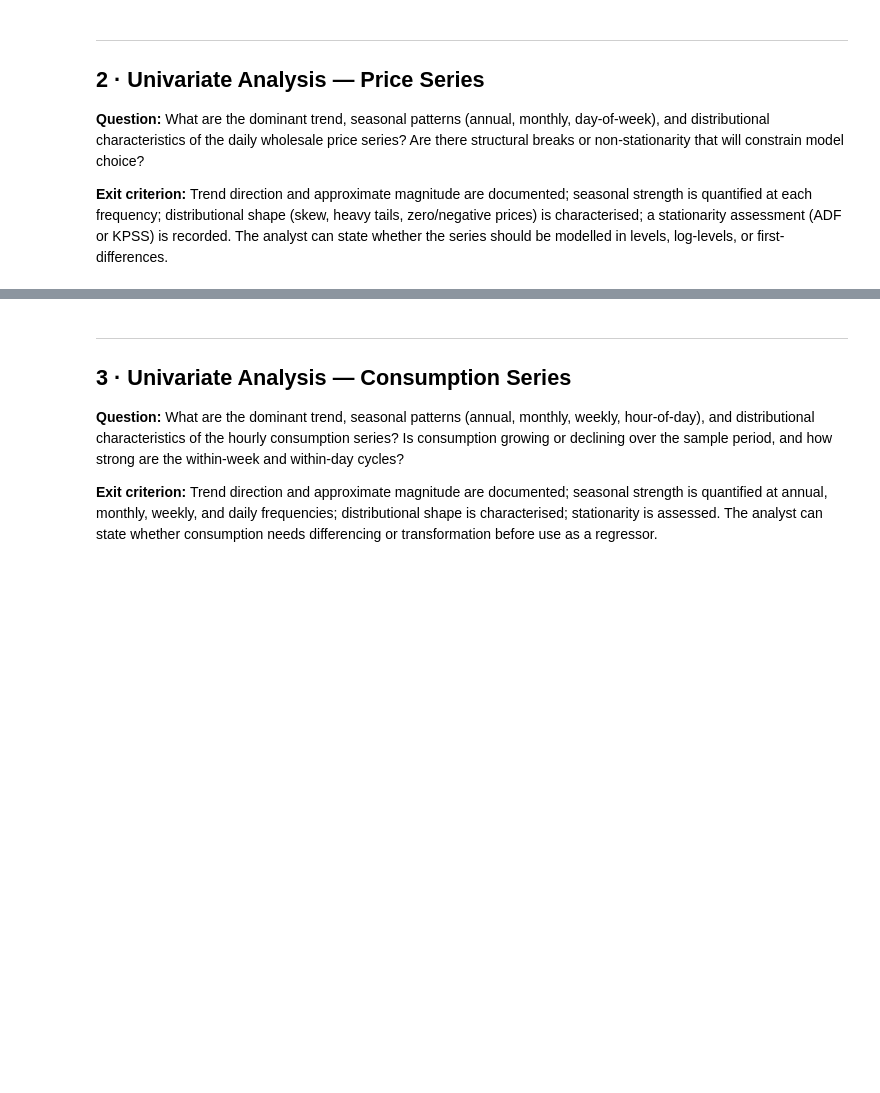
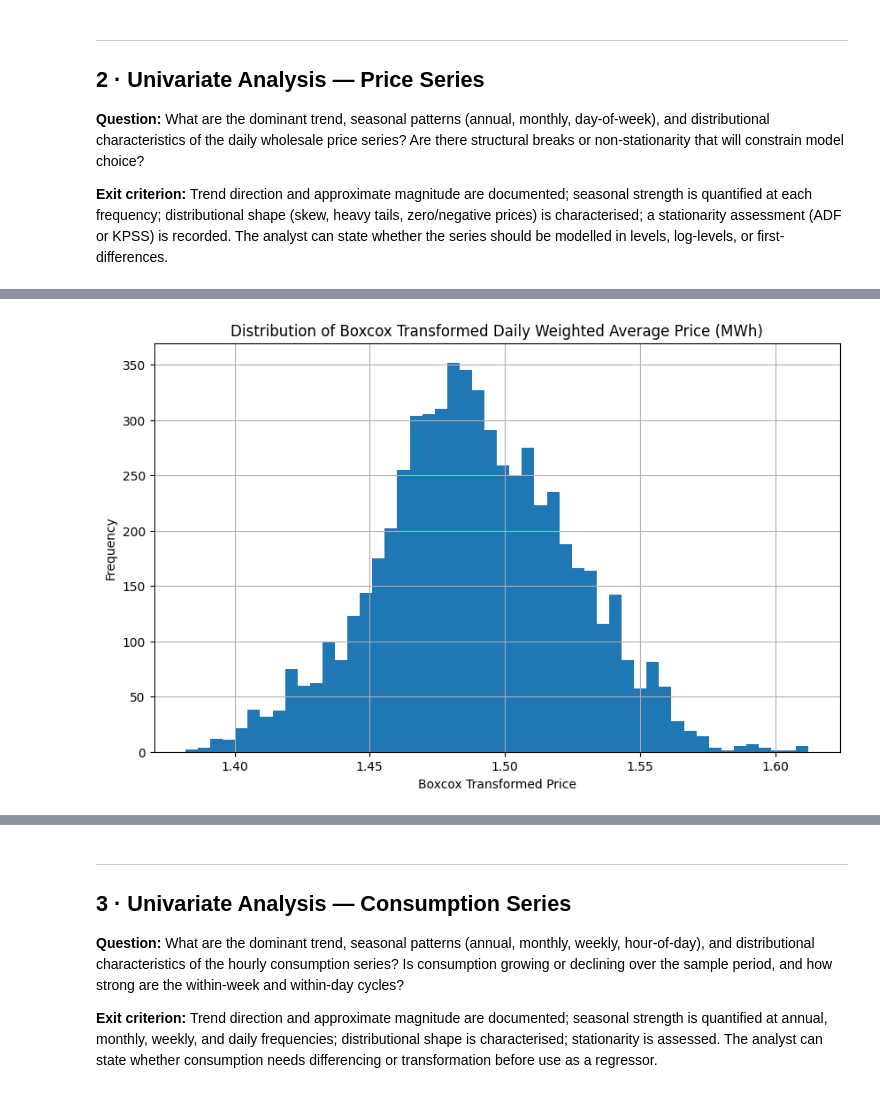
Before and after one commit to danmarktyson/pjm-energy-forecast-for-decisions, a Jupyter notebook: notebooks/01_eda.ipynb, the cells around one changed output, grey strips where cells are left out. Saved outputs shown, nothing was run; the diff lists cells and outputs as text; code cells hidden in the pictures; blank space fills up the shorter version.

```diff
--- a/notebooks/01_eda.ipynb
+++ b/notebooks/01_eda.ipynb
@@ -215,0 +246,9 @@ df_ice_electric_prices.plot(
+# %%
+# historgam of boxcox transformed prices
+df_ice_electric_prices['wtd_avg_price_mwh_boxcox'].hist(bins=50, figsize=(10, 6))
+plt.title('Distribution of Boxcox Transformed Daily Weighted Average Price (MWh)')
+plt.xlabel('Boxcox Transformed Price')
+plt.ylabel('Frequency')
+plt.show()
+# %% [output]
+[figure, added]
```
Also changed, not shown: parts of 12 cells of this notebook, 2 other files.
